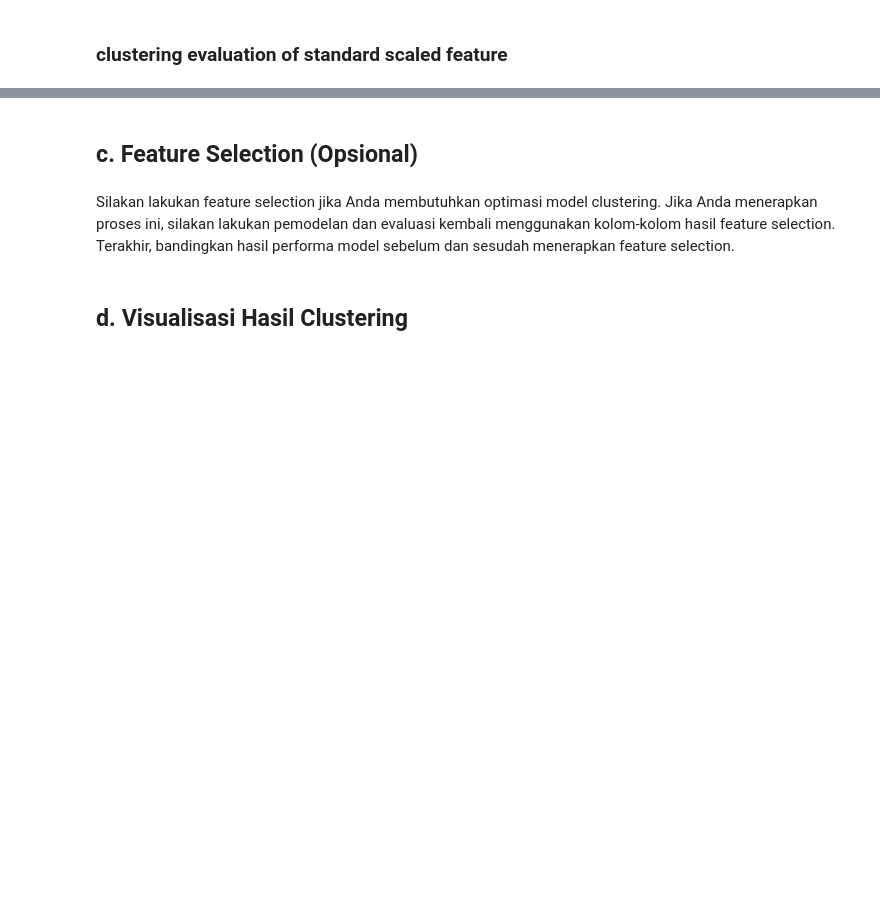
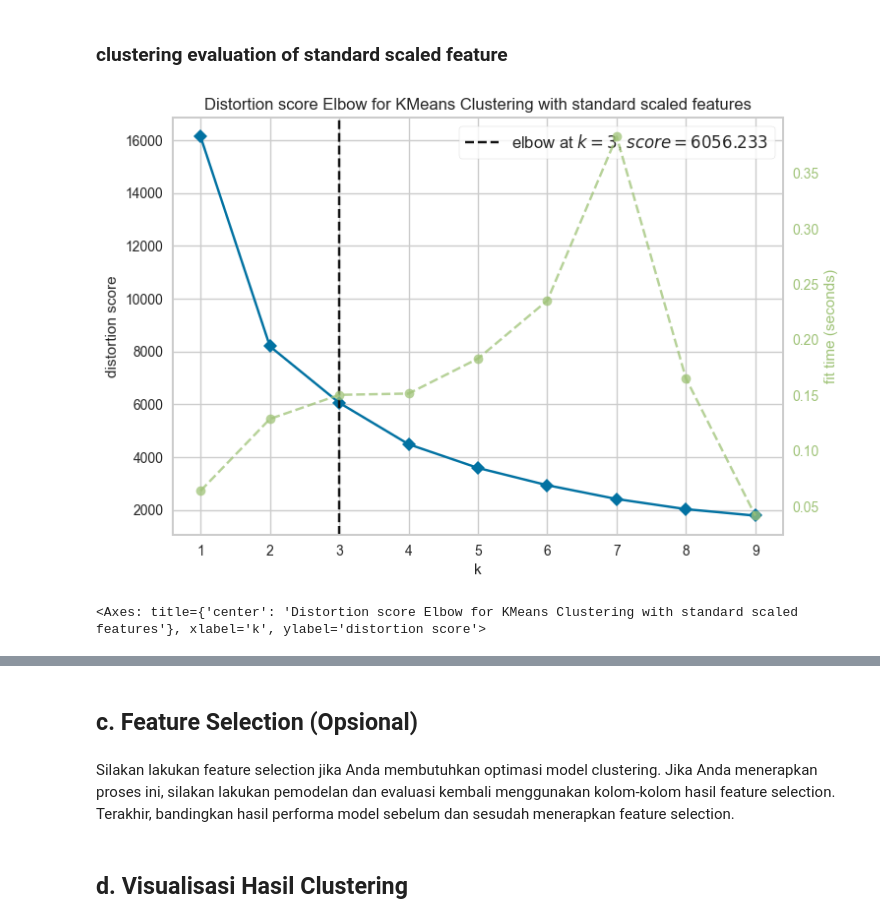
Before and after one commit to agungfir98/ml_co2, a Jupyter notebook: [Clustering]_Submission_Akhir_BMLP_Agung_Firmansyah.ipynb, the cells around one changed output, grey strips where cells are left out. Cells and saved outputs as stored; diff of their text form; code cells hidden in the pictures; blank space fills up the shorter version.

```diff
--- a/[Clustering]_Submission_Akhir_BMLP_Agung_Firmansyah.ipynb
+++ b/[Clustering]_Submission_Akhir_BMLP_Agung_Firmansyah.ipynb
@@ -348,11 +344,14 @@ running it uncommented ruining the final results as it itterate ten times.
 # %% [markdown]
 ### clustering evaluation of standard scaled feature
 # %%
-# stdKmeans = KMeans()
-# visualizer = KElbowVisualizer(kmeans, k=(1,10), title='Distortion score Elbow for KMeans Clustering with standard scaled features')
+stdKmeans = KMeans()
+visualizer = KElbowVisualizer(stdKmeans, k=(1,10), title='Distortion score Elbow for KMeans Clustering with standard scaled features')
 
-# visualizer.fit(std_feat)
-# visualizer.set_title('Distortion score Elbow for KMeans Clustering with standard scaled features')
-# visualizer.show()
+visualizer.fit(std_feat)
+visualizer.set_title('Distortion score Elbow for KMeans Clustering with standard scaled features')
+visualizer.show()
+# %% [output]
+[figure, added]
+<Axes: title={'center': 'Distortion score Elbow for KMeans Clustering with standard scaled features'}, xlabel='k', ylabel='distortion score'>
 # %%
 # # Range of k values
```
Also changed, not shown: parts of 10 cells of this notebook, 1 other file.
